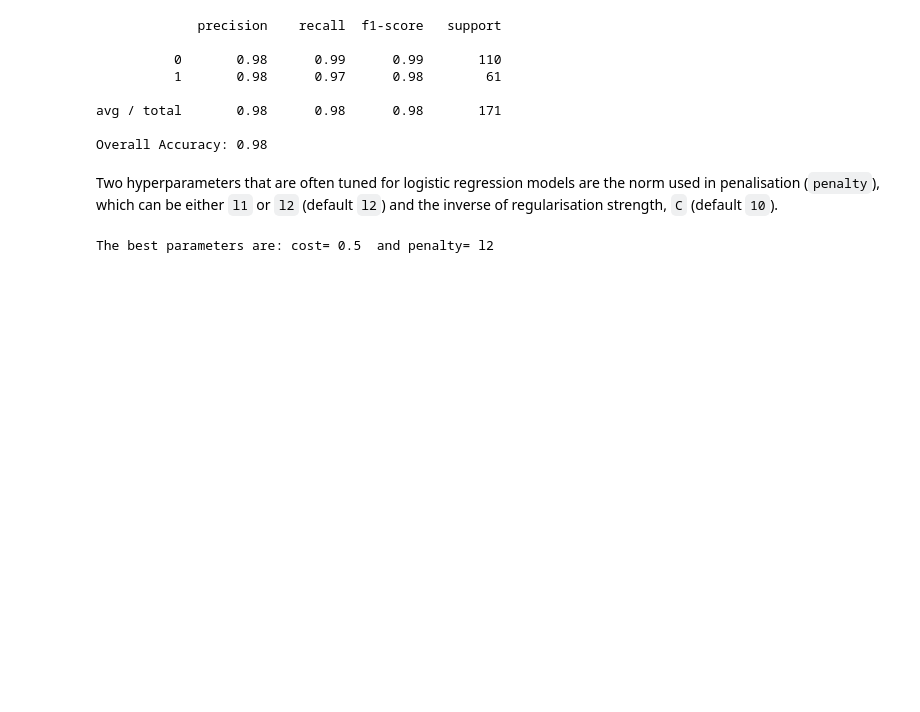
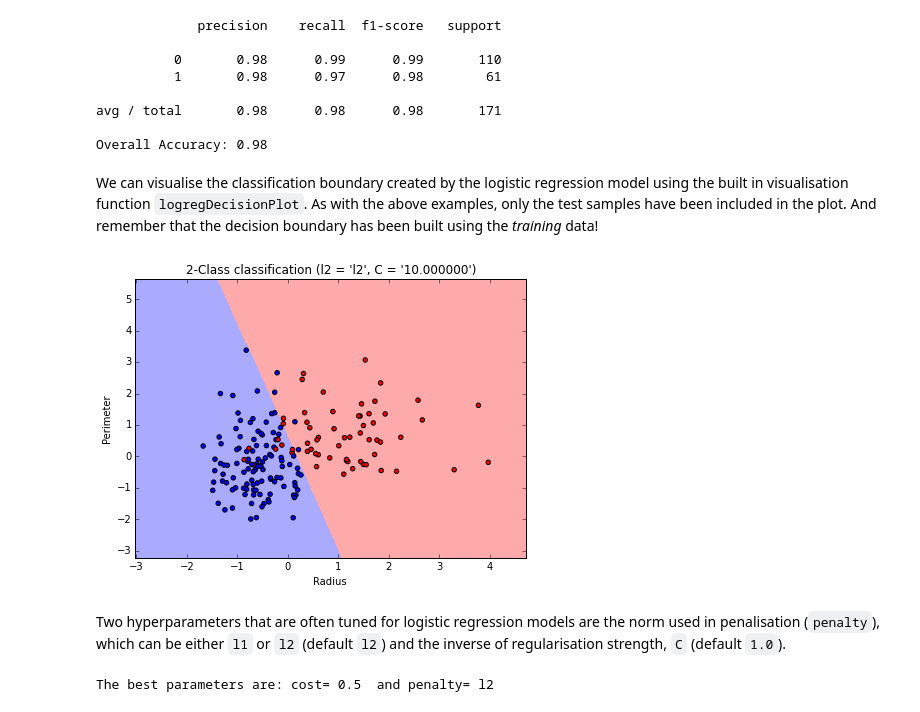
Before and after one commit to cambridgecoding/pydata-tutorial, a Jupyter notebook: PyData.ipynb, the cells around one changed output. Drawn from its saved outputs; the diff is of its cells as text; code cells hidden in the pictures; blank space fills up the shorter version.

Commit message:
more on logistic regression and neural networks

```diff
--- a/PyData.ipynb
+++ b/PyData.ipynb
@@ -456,8 +456,14 @@ print "Overall Accuracy:", round(metrics.accuracy_score(yTest, net_prediction),2
 avg / total       0.98      0.98      0.98       171
 
 Overall Accuracy: 0.98
+# %% [markdown]
+We can visualise the classification boundary created by the logistic regression model using the built in visualisation function `logregDecisionPlot`. As with the above examples, only the test samples have been included in the plot. And remember that the decision boundary has been built using the _training_ data!
+# %%
+visplots.logregDecisionPlot(XTrain, yTrain, XTest, yTest)
+# %% [output]
+[figure, added]
 # %% [markdown]
-Two hyperparameters that are often tuned for logistic regression models are the norm used in penalisation (`penalty`), which can be either `l1` or `l2` (default `l2`) and the inverse of regularisation strength, `C` (default `10`).
+Two hyperparameters that are often tuned for logistic regression models are the norm used in penalisation (`penalty`), which can be either `l1` or `l2` (default `l2`) and the inverse of regularisation strength, `C` (default `1.0`).
 # %%
 # Range for gamma and Cost hyperparameters
 pen = ['l1','l2']
```
Also changed, not shown: parts of 10 cells of this notebook, 1 other file.
